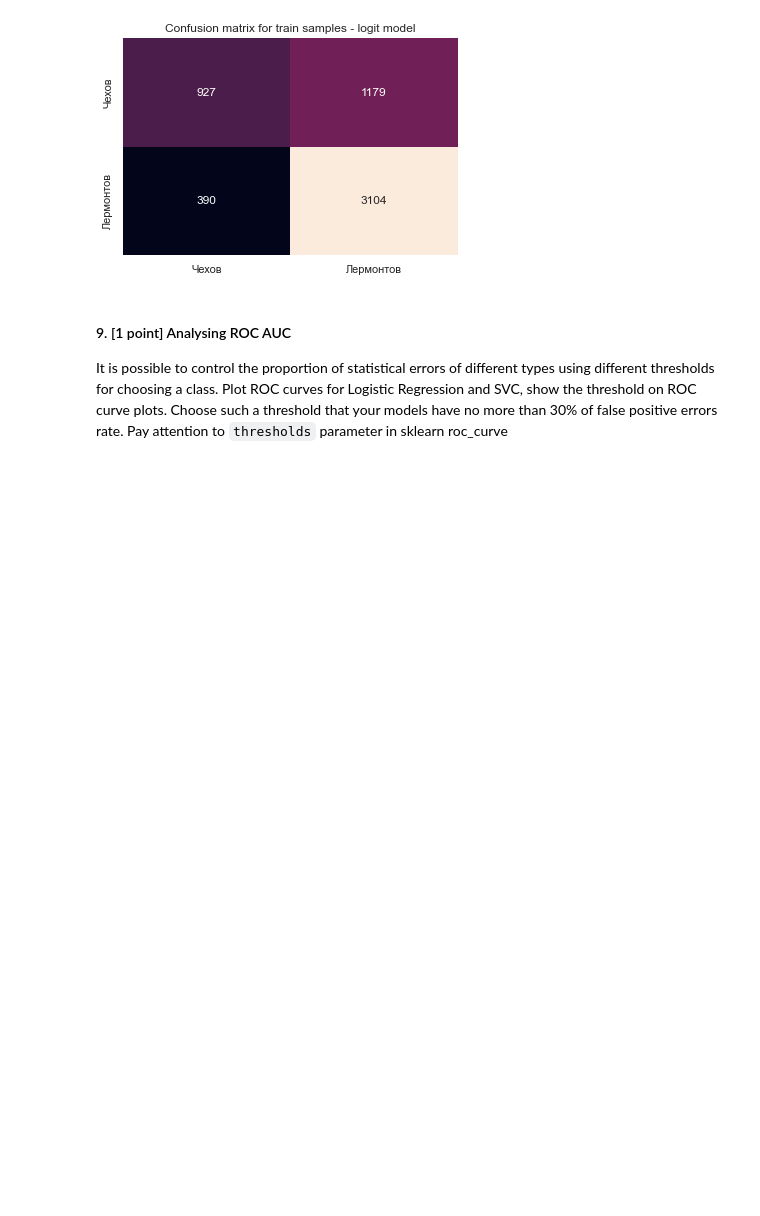
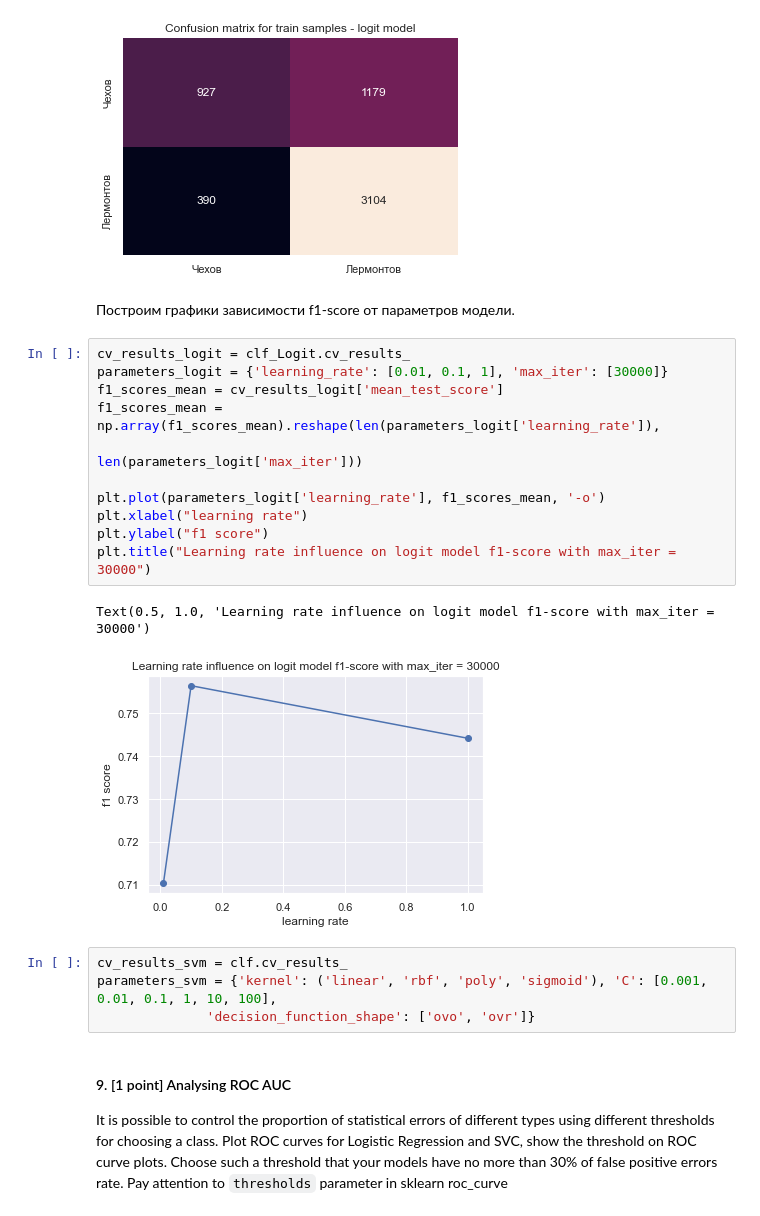
Before and after one commit to shmelzz/data_analysis, a Jupyter notebook: hw3/ml_hw3_Shelemekh_206.ipynb, the cells around one changed output. Saved outputs shown, nothing was run; the diff lists cells and outputs as text; blank space fills up the shorter version.

Commit message:
f1 dependency logit task8

```diff
--- a/hw3/ml_hw3_Shelemekh_206.ipynb
+++ b/hw3/ml_hw3_Shelemekh_206.ipynb
@@ -645,6 +645,26 @@ Recall:   0.66
 F1-measure:   0.67
 Accuracy:   0.72
 [figure]
+# %% [markdown]
+Построим графики зависимости f1-score от параметров модели.
+# %%
+cv_results_logit = clf_Logit.cv_results_
+parameters_logit = {'learning_rate': [0.01, 0.1, 1], 'max_iter': [30000]}
+f1_scores_mean = cv_results_logit['mean_test_score']
+f1_scores_mean = np.array(f1_scores_mean).reshape(len(parameters_logit['learning_rate']),
+                                                  len(parameters_logit['max_iter']))
+
+plt.plot(parameters_logit['learning_rate'], f1_scores_mean, '-o')
+plt.xlabel("learning rate")
+plt.ylabel("f1 score")
+plt.title("Learning rate influence on logit model f1-score with max_iter = 30000")
+# %% [output]
+Text(0.5, 1.0, 'Learning rate influence on logit model f1-score with max_iter = 30000')
+[figure, added]
+# %%
+cv_results_svm = clf.cv_results_
+parameters_svm = {'kernel': ('linear', 'rbf', 'poly', 'sigmoid'), 'C': [0.001, 0.01, 0.1, 1, 10, 100],
+              'decision_function_shape': ['ovo', 'ovr']}
 # %% [markdown]
 #### 9. [1 point] Analysing ROC AUC
 
```
